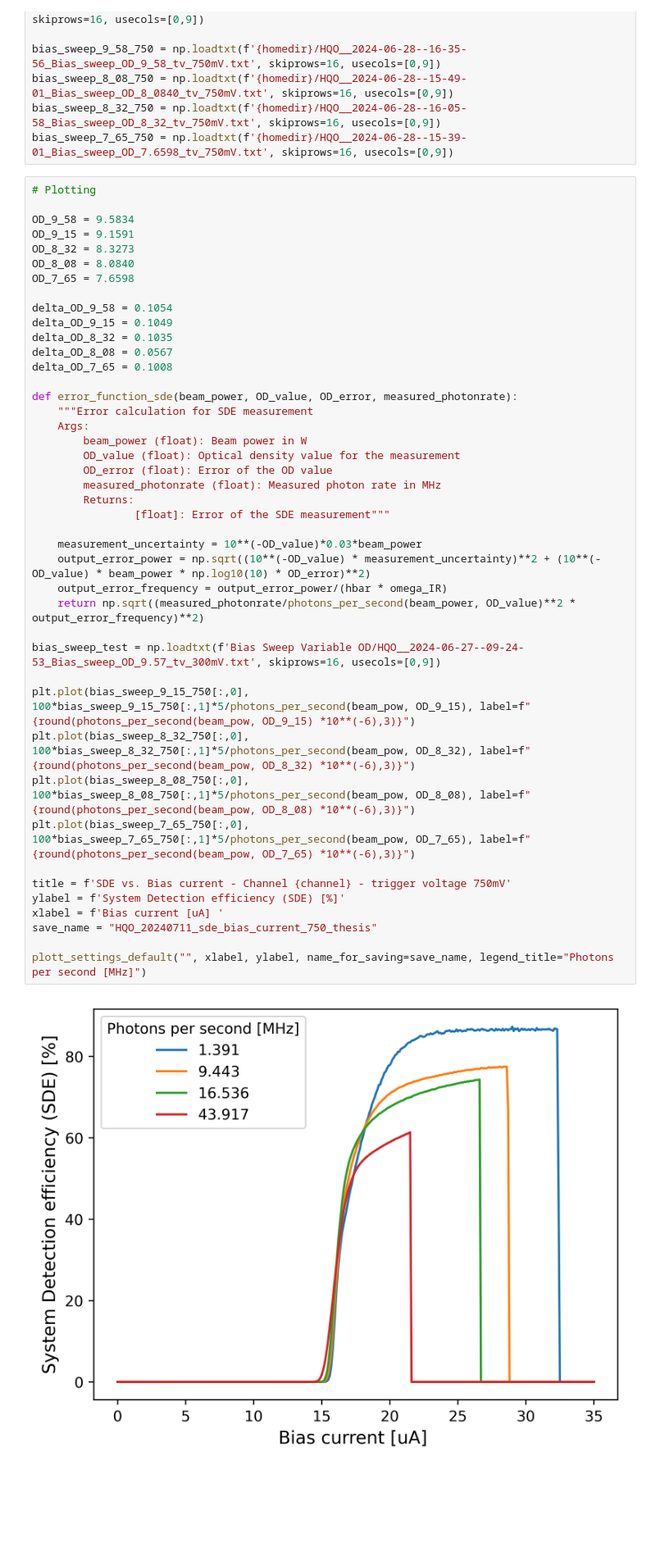
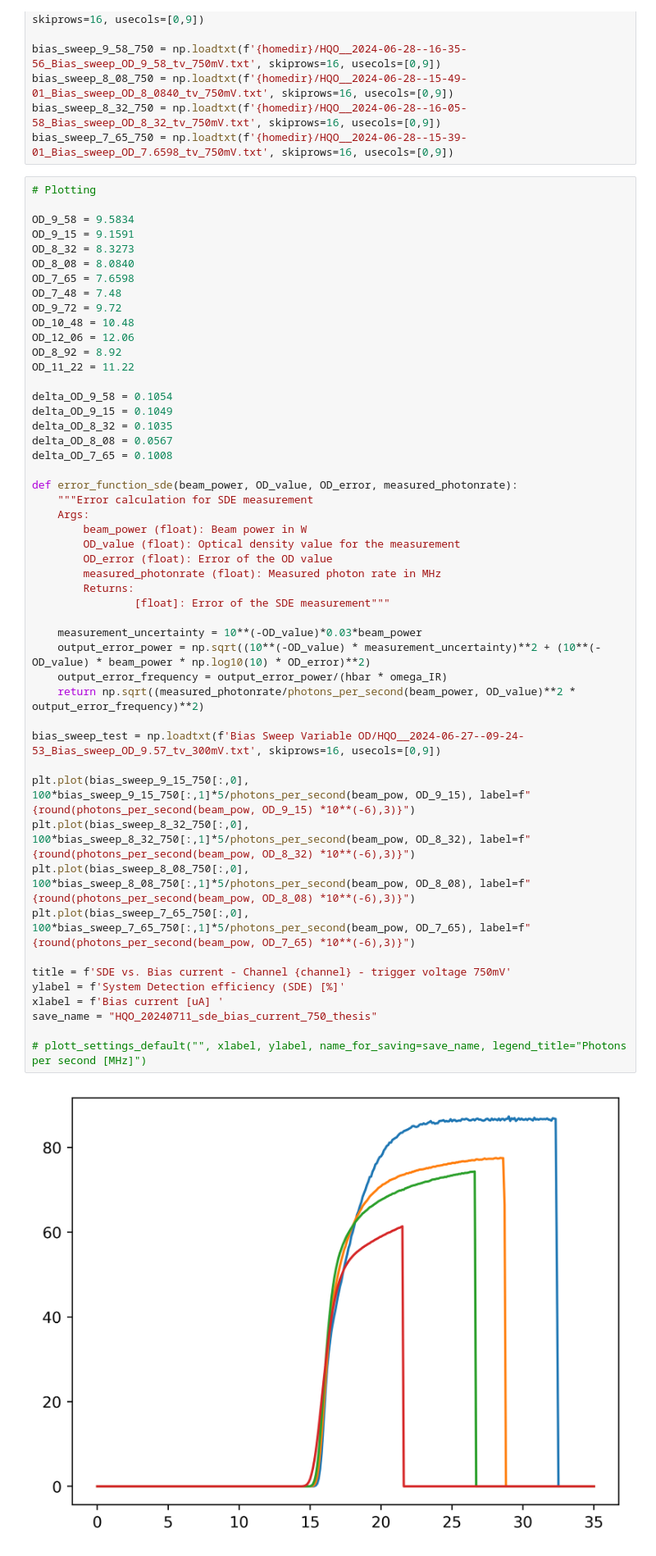
Before and after one commit to MXM1796/Bachelor_thesis_24, a Jupyter notebook: Porgramming/efficiency_evaluation.ipynb, the cells around one changed output. Shown at 82% size. Drawn from its saved outputs; the diff is of its cells as text; blank space fills up the shorter version.

```diff
--- a/Porgramming/efficiency_evaluation.ipynb
+++ b/Porgramming/efficiency_evaluation.ipynb
@@ -136,6 +137,12 @@ OD_9_15 = 9.1591
 OD_8_32 = 8.3273
 OD_8_08 = 8.0840
 OD_7_65 = 7.6598
+OD_7_48 = 7.48
+OD_9_72 = 9.72
+OD_10_48 = 10.48
+OD_12_06 = 12.06
+OD_8_92 = 8.92
+OD_11_22 = 11.22
 
 delta_OD_9_58 = 0.1054
 delta_OD_9_15 = 0.1049
@@ -144,35 +151,35 @@ delta_OD_8_08 = 0.0567
 delta_OD_7_65 = 0.1008
 
 def error_function_sde(beam_power, OD_value, OD_error, measured_photonrate):
     """Error calculation for SDE measurement
     Args:
         beam_power (float): Beam power in W
         OD_value (float): Optical density value for the measurement
         OD_error (float): Error of the OD value
         measured_photonrate (float): Measured photon rate in MHz
         Returns:
                 [float]: Error of the SDE measurement"""
 
     measurement_uncertainty = 10**(-OD_value)*0.03*beam_power
     output_error_power = np.sqrt((10**(-OD_value) * measurement_uncertainty)**2 + (10**(-OD_value) * beam_power * np.log10(10) * OD_error)**2)
     output_error_frequency = output_error_power/(hbar * omega_IR)
     return np.sqrt((measured_photonrate/photons_per_second(beam_power, OD_value)**2 * output_error_frequency)**2)
 
 bias_sweep_test = np.loadtxt(f'Bias Sweep Variable OD/HQO__2024-06-27--09-24-53_Bias_sweep_OD_9.57_tv_300mV.txt', skiprows=16, usecols=[0,9])
 
 plt.plot(bias_sweep_9_15_750[:,0], 100*bias_sweep_9_15_750[:,1]*5/photons_per_second(beam_pow, OD_9_15), label=f"{round(photons_per_second(beam_pow, OD_9_15) *10**(-6),3)}")
 plt.plot(bias_sweep_8_32_750[:,0], 100*bias_sweep_8_32_750[:,1]*5/photons_per_second(beam_pow, OD_8_32), label=f"{round(photons_per_second(beam_pow, OD_8_32) *10**(-6),3)}")
 plt.plot(bias_sweep_8_08_750[:,0], 100*bias_sweep_8_08_750[:,1]*5/photons_per_second(beam_pow, OD_8_08), label=f"{round(photons_per_second(beam_pow, OD_8_08) *10**(-6),3)}")
 plt.plot(bias_sweep_7_65_750[:,0], 100*bias_sweep_7_65_750[:,1]*5/photons_per_second(beam_pow, OD_7_65), label=f"{round(photons_per_second(beam_pow, OD_7_65) *10**(-6),3)}")
 
 title = f'SDE vs. Bias current - Channel {channel} - trigger voltage 750mV'
 ylabel = f'System Detection efficiency (SDE) [%]'
 xlabel = f'Bias current [uA] '
 save_name = "HQO_20240711_sde_bias_current_750_thesis"
 
-plott_settings_default("", xlabel, ylabel, name_for_saving=save_name, legend_title="Photons per second [MHz]")
+# plott_settings_default("", xlabel, ylabel, name_for_saving=save_name, legend_title="Photons per second [MHz]")
 # %% [output]
-[figure, old version]
+[figure, new version]
 # %%
 # 4. Photon rate dependent - Efficiency calculation - channel 1
 maxima_arr = np.array([np.max(bias_sweep_9_15_750[:,1]*5/photons_per_second(beam_pow, OD_9_15)),
```
Also changed, not shown: parts of 8 cells of this notebook, 18 other files.
